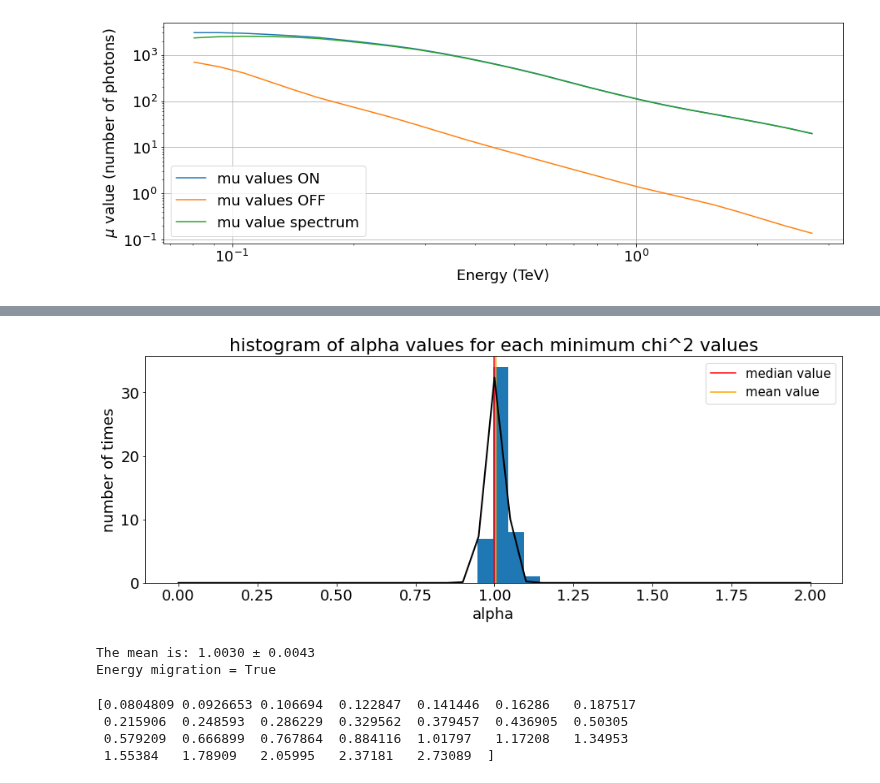
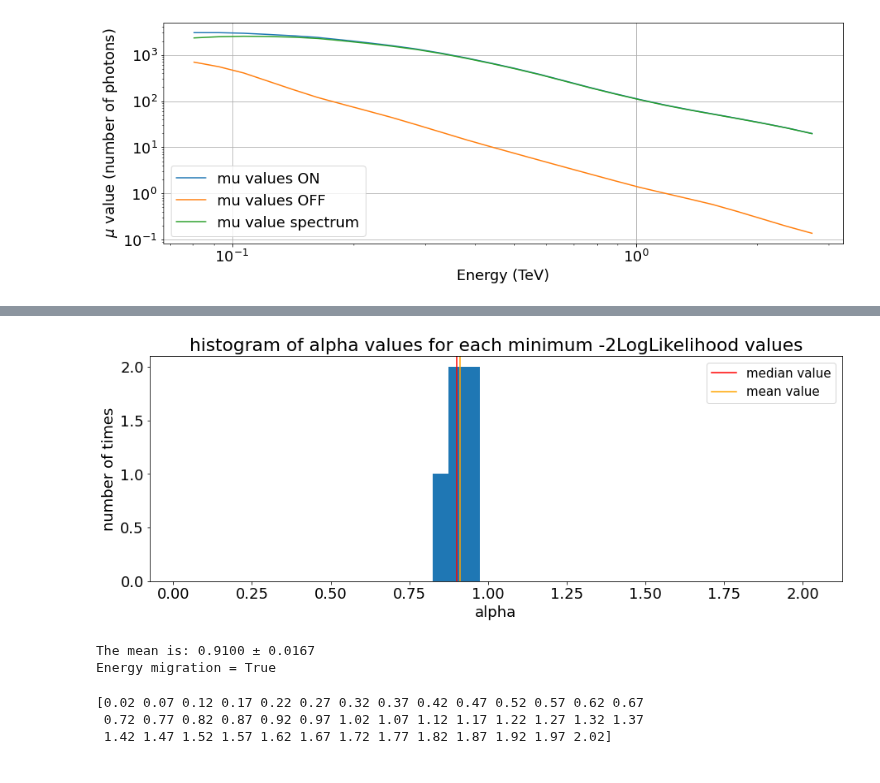
Before and after one commit to R-Grau/EBLpy, a Jupyter notebook: EBL_fit_MC.ipynb, the cells around one changed output, grey strips where cells are left out. Saved outputs shown, nothing was run; the diff lists cells and outputs as text; code cells hidden in the pictures.

```diff
--- a/EBL_fit_MC.ipynb
+++ b/EBL_fit_MC.ipynb
@@ -716,28 +767,27 @@ print(len(alphas[np.argmin(chisqs_iter, axis = 1)]))
 # %%
 mu, std = norm.fit(alphas[np.argmin(chisqs_iter, axis = 1)])
 
-plt.hist(alphas[np.argmin(chisqs_iter, axis = 1)], bins = np.sort(alphas)-0.005)
+plt.hist(alphas[np.argmin(chisqs_iter, axis = 1)], np.sort(alphas)+0.025)
 xmin, xmax = plt.xlim()
 # x = np.linspace(xmin, xmax, 100)
 p = norm.pdf(np.sort(alphas), mu, std)
 plt.axvline(np.median(alphas[np.argmin(chisqs_iter, axis = 1)]), label = "median value", color = "red")
 plt.axvline(np.mean(alphas[np.argmin(chisqs_iter, axis = 1)]), label = "mean value", color = "orange",)
-plt.plot(np.sort(alphas), p/p.sum() * niter, 'k', linewidth=2)
+#plt.plot(np.sort(alphas), p/p.sum() * niter, 'k', linewidth=2)
 plt.xlabel("alpha")
 plt.ylabel("number of times")
-plt.title("histogram of alpha values for each minimum chi^2 values")
+plt.title("histogram of alpha values for each minimum -2LogLikelihood values")
 plt.legend(fontsize = 15)
 plt.show()
 print("The mean is:", format(mu, ".4f"), u"\u00B1", format(std/np.sqrt(niter), ".4f"))
 print("Energy migration =", Energy_migration)
 # %% [output]
-[figure, old version]
+[figure, new version]
-The mean is: 1.0030 ± 0.0043
+The mean is: 0.9100 ± 0.0167
 Energy migration = True
-# %%
-print(E_final)
-# %% [output]
-[0.0804809 0.0926653 0.106694  0.122847  0.141446  0.16286   0.187517
- 0.215906  0.248593  0.286229  0.329562  0.379457  0.436905  0.50305
- 0.579209  0.666899  0.767864  0.884116  1.01797   1.17208   1.34953
- 1.55384   1.78909   2.05995   2.37181   2.73089  ]
+# %%
+print(np.sort(alphas)-0.005+0.025)
+# %% [output]
+[0.02 0.07 0.12 0.17 0.22 0.27 0.32 0.37 0.42 0.47 0.52 0.57 0.62 0.67
+ 0.72 0.77 0.82 0.87 0.92 0.97 1.02 1.07 1.12 1.17 1.22 1.27 1.32 1.37
+ 1.42 1.47 1.52 1.57 1.62 1.67 1.72 1.77 1.82 1.87 1.92 1.97 2.02]
```
Also changed, not shown: parts of 6 cells of this notebook.
